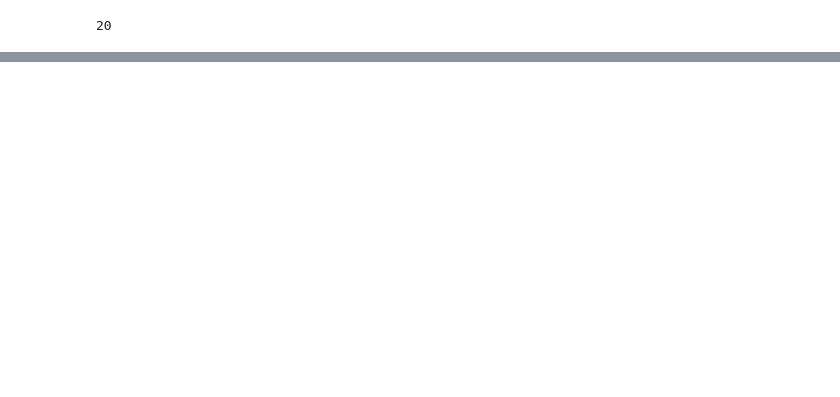
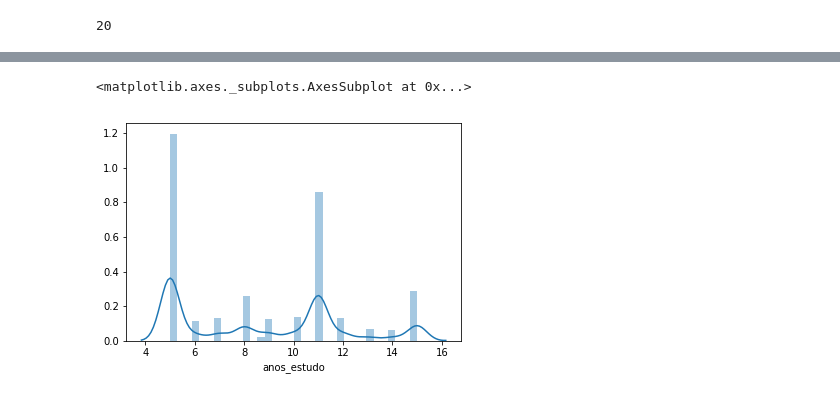
Before and after one commit to sn3fru/datascience_course, a Jupyter notebook: 1-analise-exploratória-basica/01-lendo-dados-e-medidas-centralidade/aula1.ipynb, the cells around one changed output, grey strips where cells are left out. Cells and saved outputs as stored; diff of their text form; code cells hidden in the pictures; blank space fills up the shorter version.

```diff
--- a/1-analise-exploratória-basica/01-lendo-dados-e-medidas-centralidade/aula1.ipynb
+++ b/1-analise-exploratória-basica/01-lendo-dados-e-medidas-centralidade/aula1.ipynb
@@ -189,0 +296,5 @@ df['idade'].value_counts().idxmax()
+# %%
+sns.distplot(df['anos_estudo'])
+# %% [output]
+<matplotlib.axes._subplots.AxesSubplot at 0x...>
+[figure, added]
```
Also changed, not shown: parts of 41 cells of this notebook, 8 other files.
